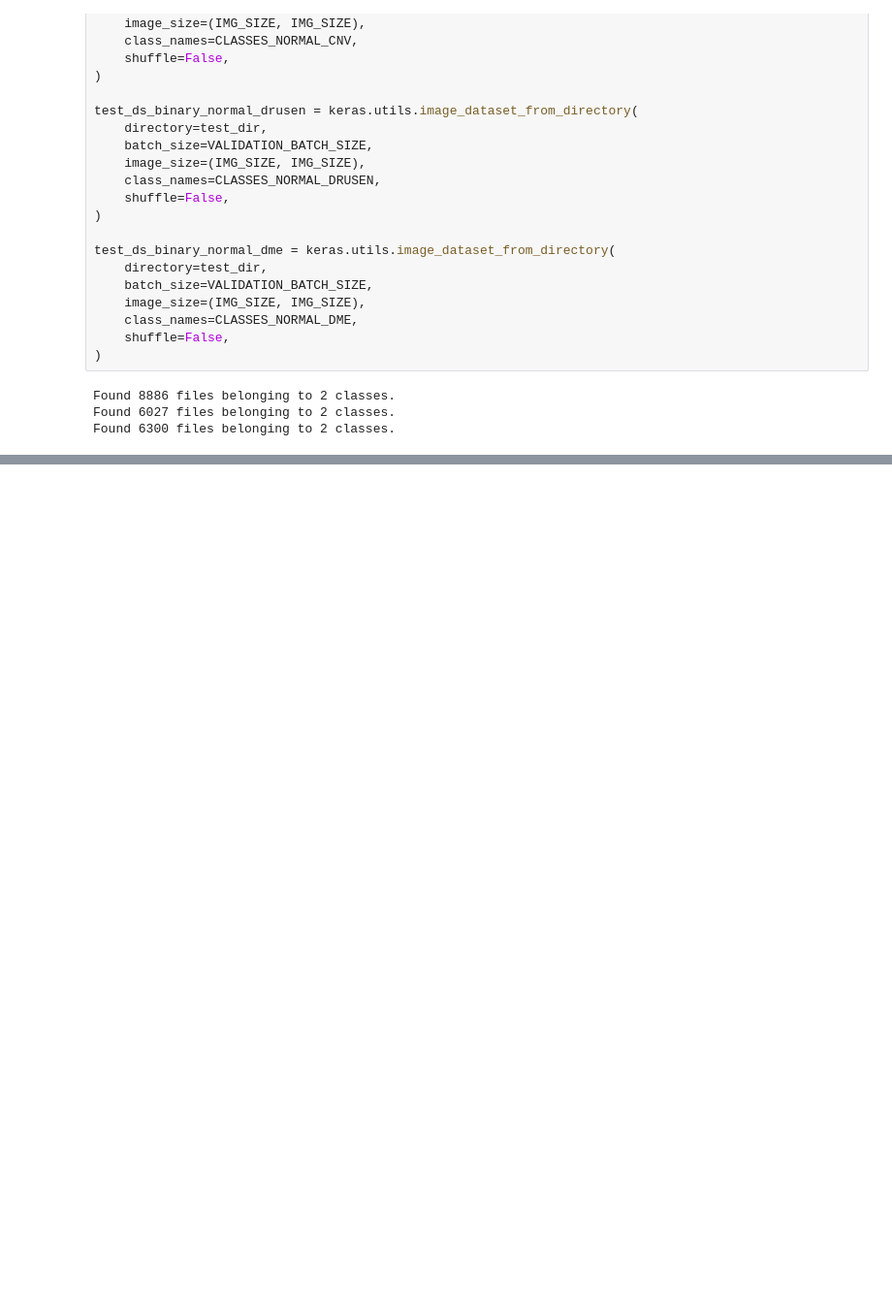
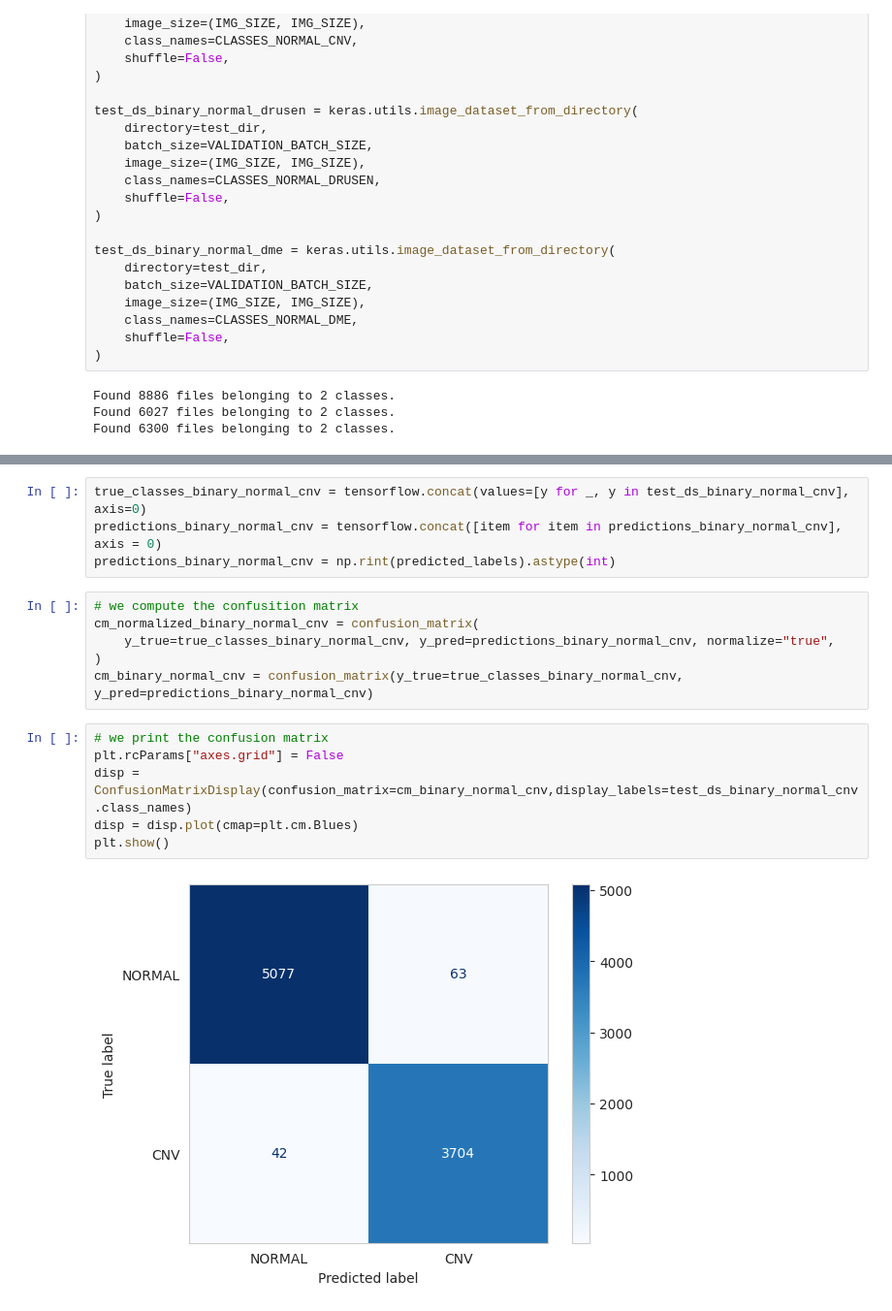
Before and after one commit to dounia-sad/oct_ai, a Jupyter notebook: octai_08092024_mendeley_db3.ipynb, the cells around one changed output, grey strips where cells are left out. Shown at 97% size. Cells and saved outputs as stored; diff of their text form; blank space fills up the shorter version.

```diff
--- a/octai_08092024_mendeley_db3.ipynb
+++ b/octai_08092024_mendeley_db3.ipynb
@@ -1181,0 +1183,18 @@ predicted_classes
+# %%
+true_classes_binary_normal_cnv = tensorflow.concat(values=[y for _, y in test_ds_binary_normal_cnv], axis=0)
+predictions_binary_normal_cnv = tensorflow.concat([item for item in predictions_binary_normal_cnv], axis = 0)
+predictions_binary_normal_cnv = np.rint(predicted_labels).astype(int)
+# %%
+# we compute the confusition matrix
+cm_normalized_binary_normal_cnv = confusion_matrix(
+    y_true=true_classes_binary_normal_cnv, y_pred=predictions_binary_normal_cnv, normalize="true",
+)
+cm_binary_normal_cnv = confusion_matrix(y_true=true_classes_binary_normal_cnv, y_pred=predictions_binary_normal_cnv)
+# %%
+# we print the confusion matrix
+plt.rcParams["axes.grid"] = False
+disp = ConfusionMatrixDisplay(confusion_matrix=cm_binary_normal_cnv,display_labels=test_ds_binary_normal_cnv.class_names)
+disp = disp.plot(cmap=plt.cm.Blues)
+plt.show()
+# %% [output]
+[figure, added]
```
Also changed, not shown: parts of 33 cells of this notebook.
